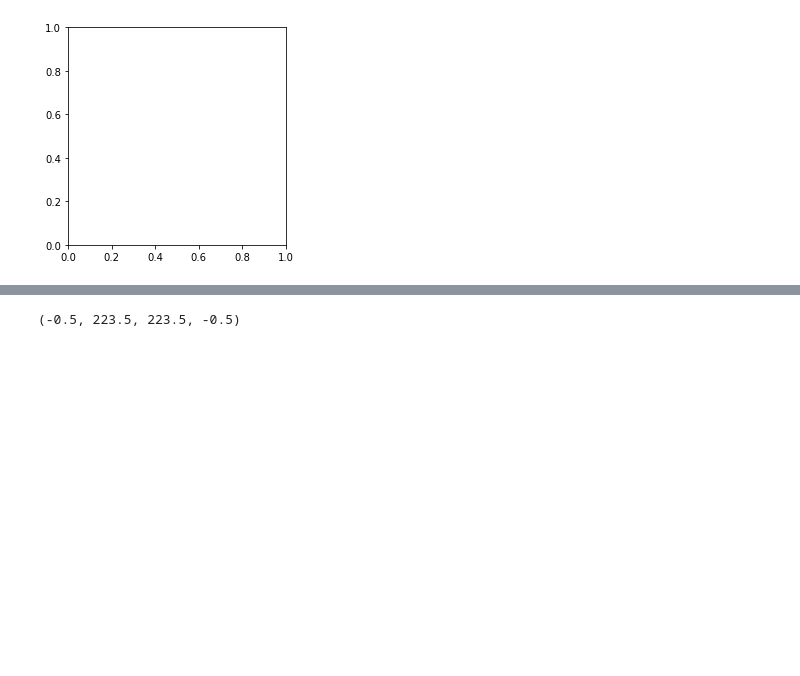
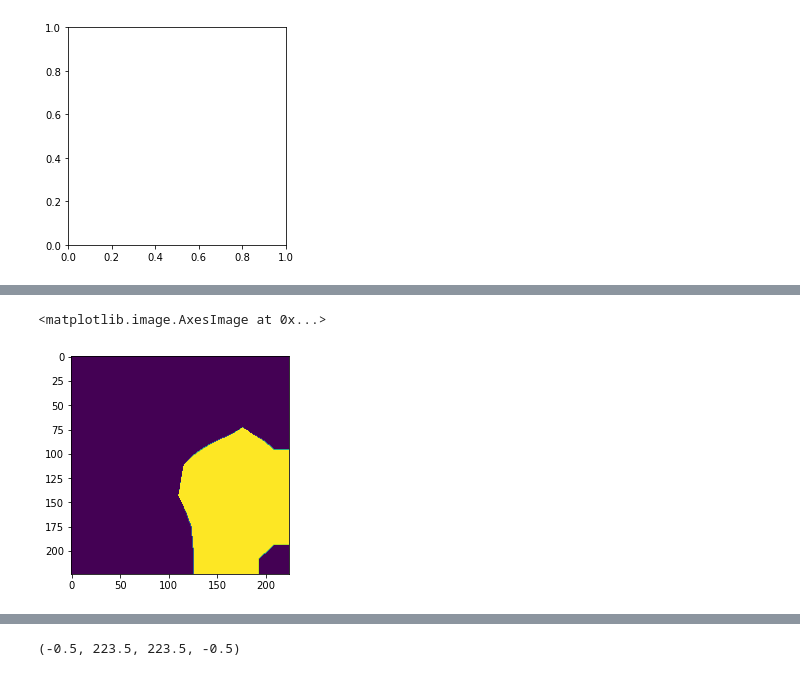
Before and after one commit to princetonvisualai/gender-artifacts, a Jupyter notebook: CAMs.ipynb, the cells around one changed output, grey strips where cells are left out. Saved outputs shown, nothing was run; the diff lists cells and outputs as text; code cells hidden in the pictures; blank space fills up the shorter version.

```diff
--- a/CAMs.ipynb
+++ b/CAMs.ipynb
@@ -337,2 +475,7 @@ index created!
+# %%
+plt.imshow(np.array(heatmap))
+# %% [output]
+<matplotlib.image.AxesImage at 0x...>
+[figure, added]
 # %%
 plt.imshow(np.bitwise_and(np.array(person_seg_mask)>0, np.array(heatmap)>0))
```
Also changed, not shown: parts of 22 cells of this notebook.
